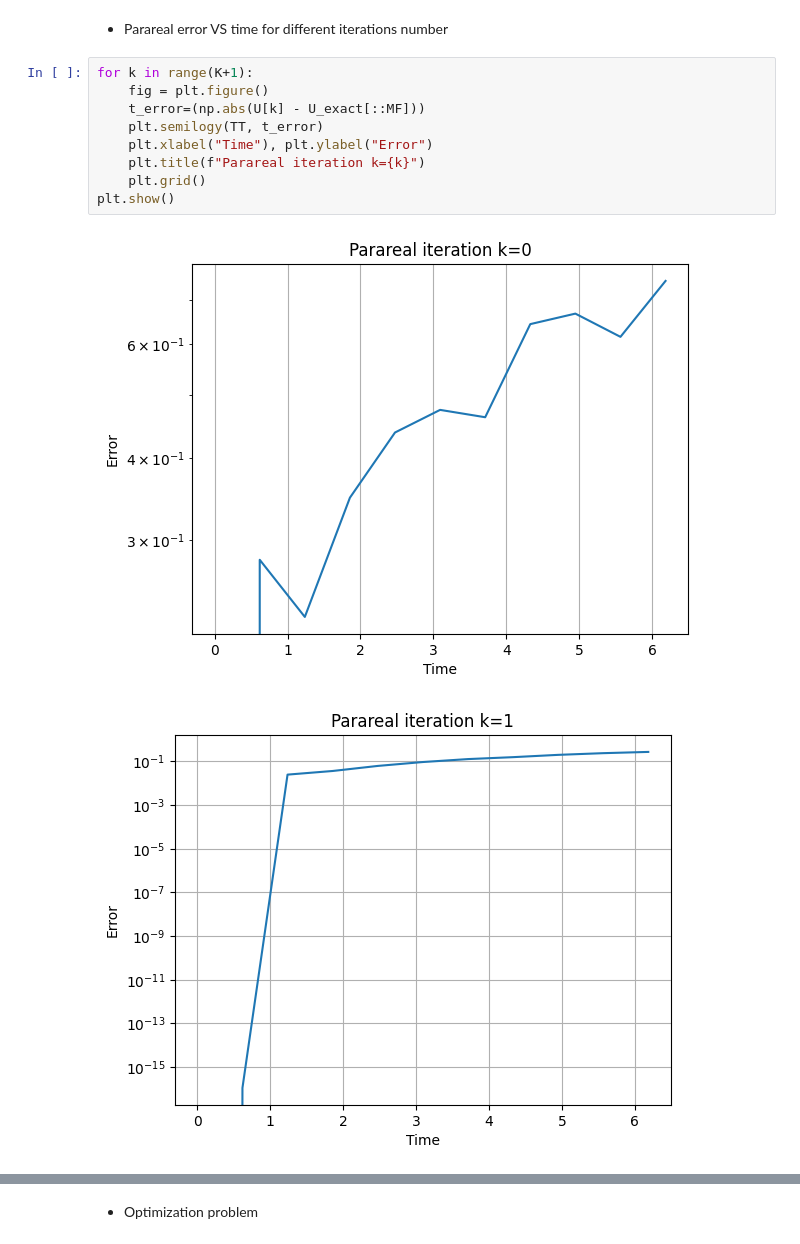
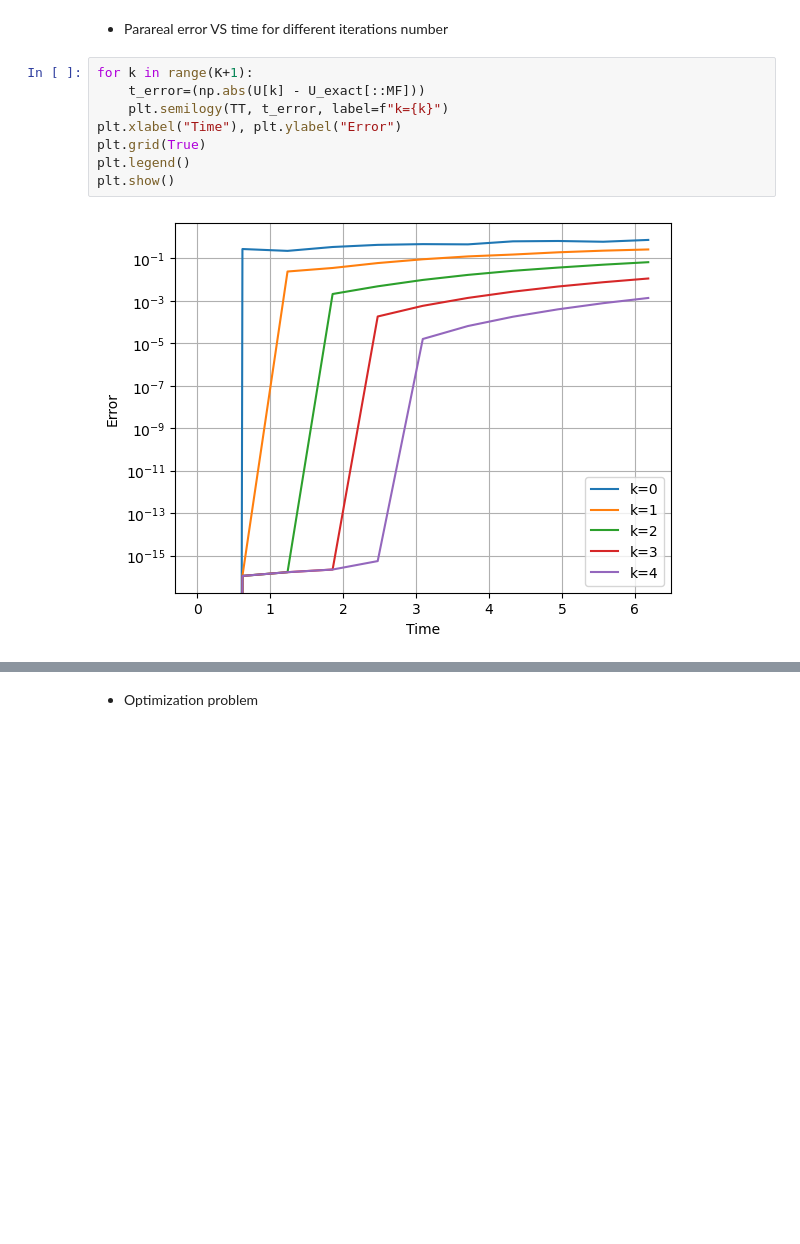
Before and after one commit to github-mathe/PinT-LIB, a Jupyter notebook: scripts/notebooks/dahlquist.ipynb, the cells around one changed output, grey strips where cells are left out. Cells and saved outputs as stored; diff of their text form; blank space fills up the shorter version.

```diff
--- a/scripts/notebooks/dahlquist.ipynb
+++ b/scripts/notebooks/dahlquist.ipynb
@@ -242,13 +240,11 @@ print(errors_para[3])
 - Parareal error VS time for different iterations number
 # %%
 for k in range(K+1):
-    fig = plt.figure()
     t_error=(np.abs(U[k] - U_exact[::MF]))
-    plt.semilogy(TT, t_error)
-    plt.xlabel("Time"), plt.ylabel("Error")
-    plt.title(f"Parareal iteration k={k}")
-    plt.grid()
+    plt.semilogy(TT, t_error, label=f"k={k}")
+plt.xlabel("Time"), plt.ylabel("Error")
+plt.grid(True)
+plt.legend()
 plt.show()
 # %% [output]
-[figure, old version]
+[figure, new version]
-[figure, removed]
```
Also changed, not shown: parts of 12 cells of this notebook.
